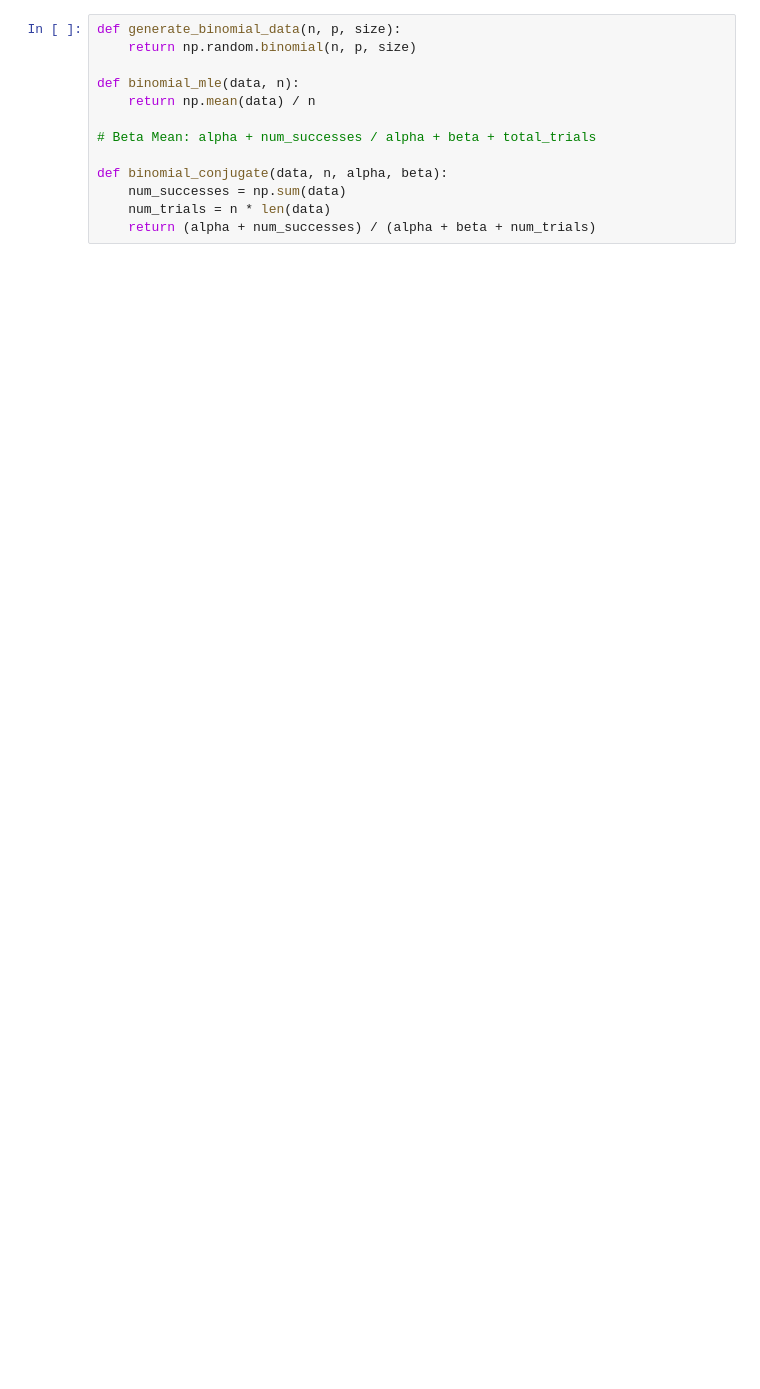
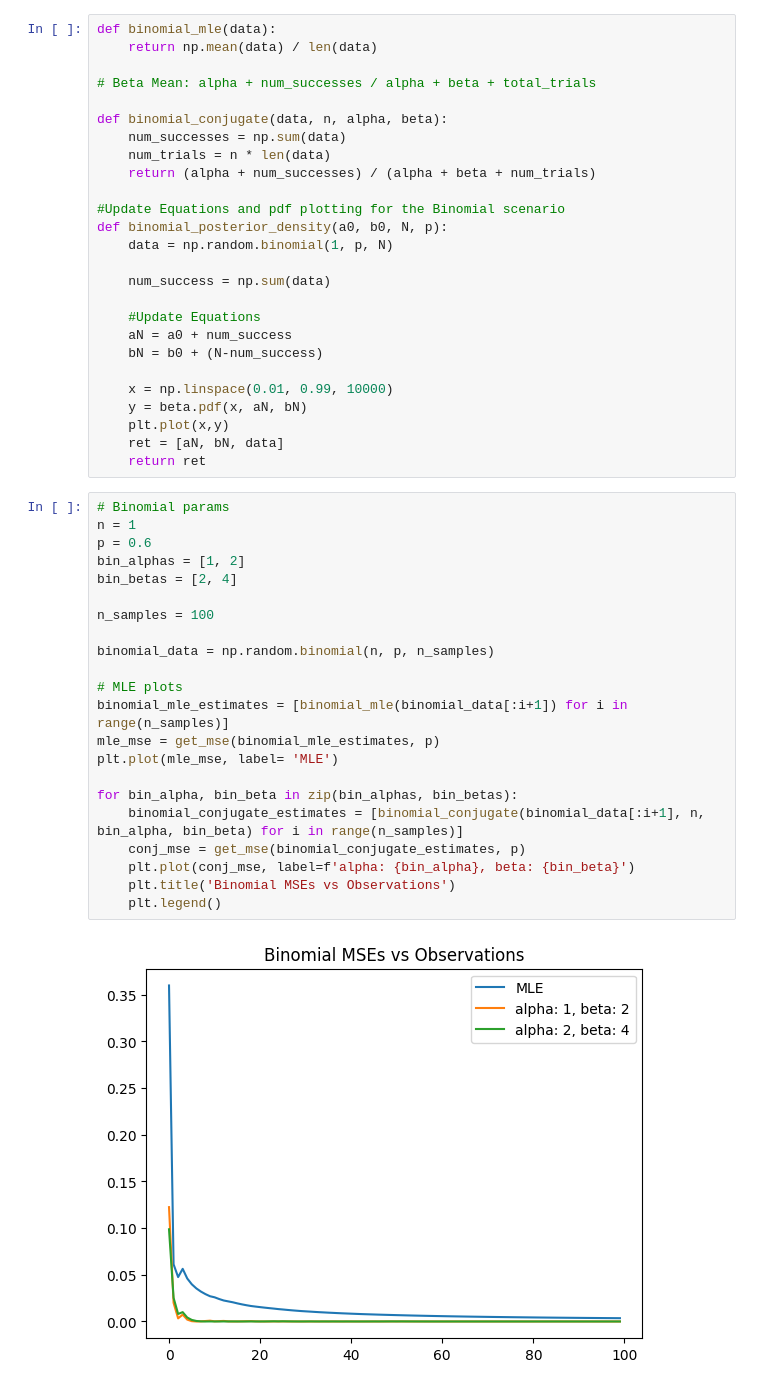
Before and after one commit to lizocf/bayesian-ece-474, a Jupyter notebook: 1-conjugate-priors/conjugate-priors.ipynb, the cells around one changed output. Cells and saved outputs as stored; diff of their text form; blank space fills up the shorter version.

```diff
--- a/1-conjugate-priors/conjugate-priors.ipynb
+++ b/1-conjugate-priors/conjugate-priors.ipynb
@@ -39,9 +15,6 @@ def plot_posterior_density(prior, posterior, label, x_range, n_points=100):
 # %%
-def generate_binomial_data(n, p, size):
-    return np.random.binomial(n, p, size)
-
-def binomial_mle(data, n):
-    return np.mean(data) / n
+def binomial_mle(data):
+    return np.mean(data) / len(data)
 
 # Beta Mean: alpha + num_successes / alpha + beta + total_trials
 
@@ -49,3 +22,43 @@ def binomial_conjugate(data, n, alpha, beta):
     num_successes = np.sum(data)
     num_trials = n * len(data)
     return (alpha + num_successes) / (alpha + beta + num_trials)
+
+#Update Equations and pdf plotting for the Binomial scenario
+def binomial_posterior_density(a0, b0, N, p):
+    data = np.random.binomial(1, p, N)
+
+    num_success = np.sum(data)
+
+    #Update Equations
+    aN = a0 + num_success
+    bN = b0 + (N-num_success)
+
+    x = np.linspace(0.01, 0.99, 10000)
+    y = beta.pdf(x, aN, bN)
+    plt.plot(x,y)
+    ret = [aN, bN, data]
+    return ret
+# %%
+# Binomial params
+n = 1
+p = 0.6
+bin_alphas = [1, 2]
+bin_betas = [2, 4]
+
+n_samples = 100
+
+binomial_data = np.random.binomial(n, p, n_samples)
+
+# MLE plots
+binomial_mle_estimates = [binomial_mle(binomial_data[:i+1]) for i in range(n_samples)]
+mle_mse = get_mse(binomial_mle_estimates, p)
+plt.plot(mle_mse, label= 'MLE')
+
+for bin_alpha, bin_beta in zip(bin_alphas, bin_betas):
+    binomial_conjugate_estimates = [binomial_conjugate(binomial_data[:i+1], n, bin_alpha, bin_beta) for i in range(n_samples)]
+    conj_mse = get_mse(binomial_conjugate_estimates, p)
+    plt.plot(conj_mse, label=f'alpha: {bin_alpha}, beta: {bin_beta}')
+    plt.title('Binomial MSEs vs Observations')
+    plt.legend()
+# %% [output]
+[figure, added]
```
Also changed, not shown: parts of 16 cells of this notebook, 1 other file.
